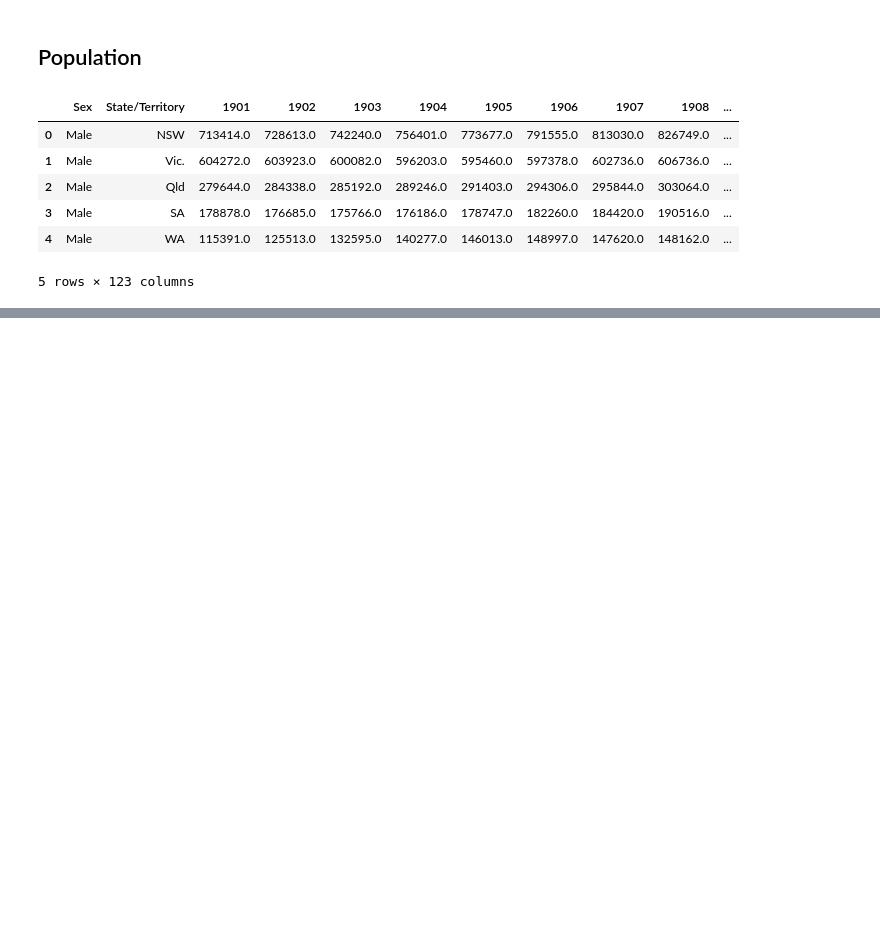
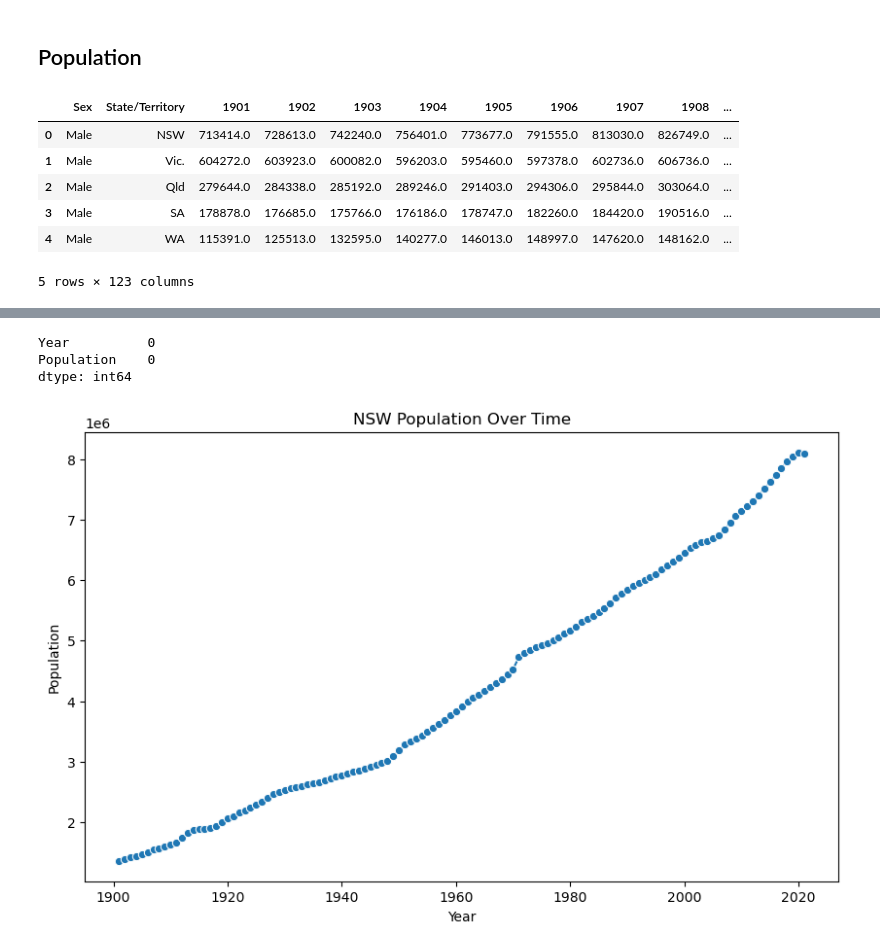
Before and after one commit to UNSW-ZZSC9020-H52024/Group5, a Jupyter notebook: src/EDA_Eugene.ipynb, the cells around one changed output, grey strips where cells are left out. Cells and saved outputs as stored; diff of their text form; code cells hidden in the pictures; blank space fills up the shorter version.

Commit message:
Update EDA with population

```diff
--- a/src/EDA_Eugene.ipynb
+++ b/src/EDA_Eugene.ipynb
@@ -261,3 +261,10 @@ df_pop.head()
 | 3 | Male | SA | 178878.0 | 176685.0 | 175766.0 | 176186.0 | 178747.0 | 182260.0 | 184420.0 | 190516.0 | ... |
 | 4 | Male | WA | 115391.0 | 125513.0 | 132595.0 | 140277.0 | 146013.0 | 148997.0 | 147620.0 | 148162.0 | ... |
 5 rows × 123 columns
+# %%
+# Transpose the DataFrame
+df_pop = df_pop.set_index("State/Territory").transpose()
+
+# Filter for NSW and 'person' (both sexes combined, assuming that 'person' is represented in the dataset)
+df_pop = df_pop[["NSW"]]
+df_pop = df_pop.iloc[:, 2:]
@@ -263,0 +280,4 @@ df_pop.head()
+# %%
+# Remove the row that contains the 'Sex' and 'Person' labels
+df_pop = df_pop.iloc[1:]
+df_pop.head()
@@ -263,0 +291,5 @@ df_pop.head()
+# %%
+df_pop.columns = ["Population"]
+df_pop.index.name = "Year"
+df_pop = df_pop.reset_index()
+df_pop.head()
@@ -263,0 +315,16 @@ df_pop.head()
+# %%
+df_pop.isnull().sum()
+# %% [output]
+Year          0
+Population    0
+dtype: int64
+# %%
+# Plotting a line graph to visualize population over time
+plt.figure(figsize=(10, 6))
+sns.lineplot(x="Year", y="Population", data=df_pop, marker="o")
+plt.title("NSW Population Over Time")
+plt.xlabel("Year")
+plt.ylabel("Population")
+plt.show()
+# %% [output]
+[figure, added]
```
Also changed, not shown: parts of 6 cells of this notebook.
